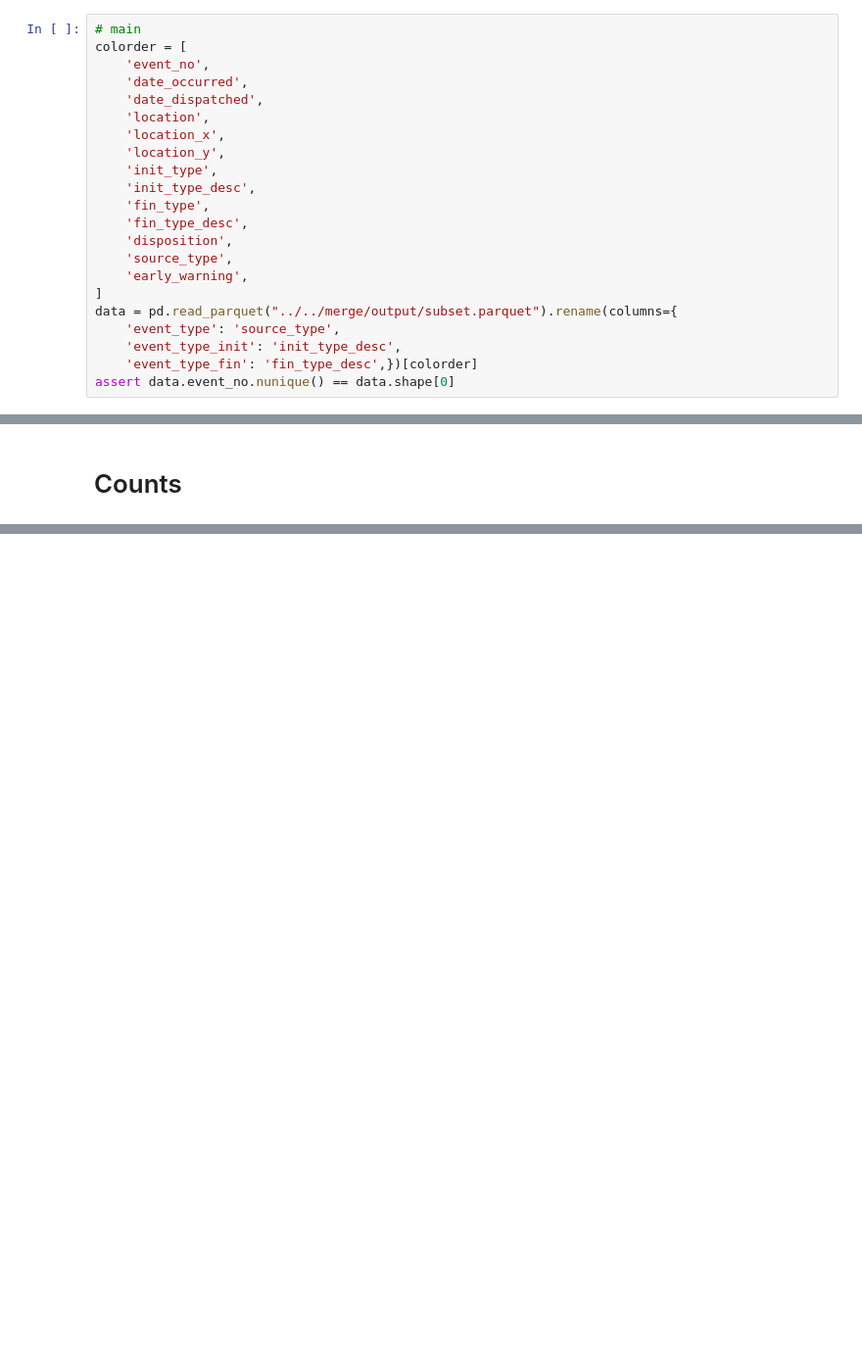
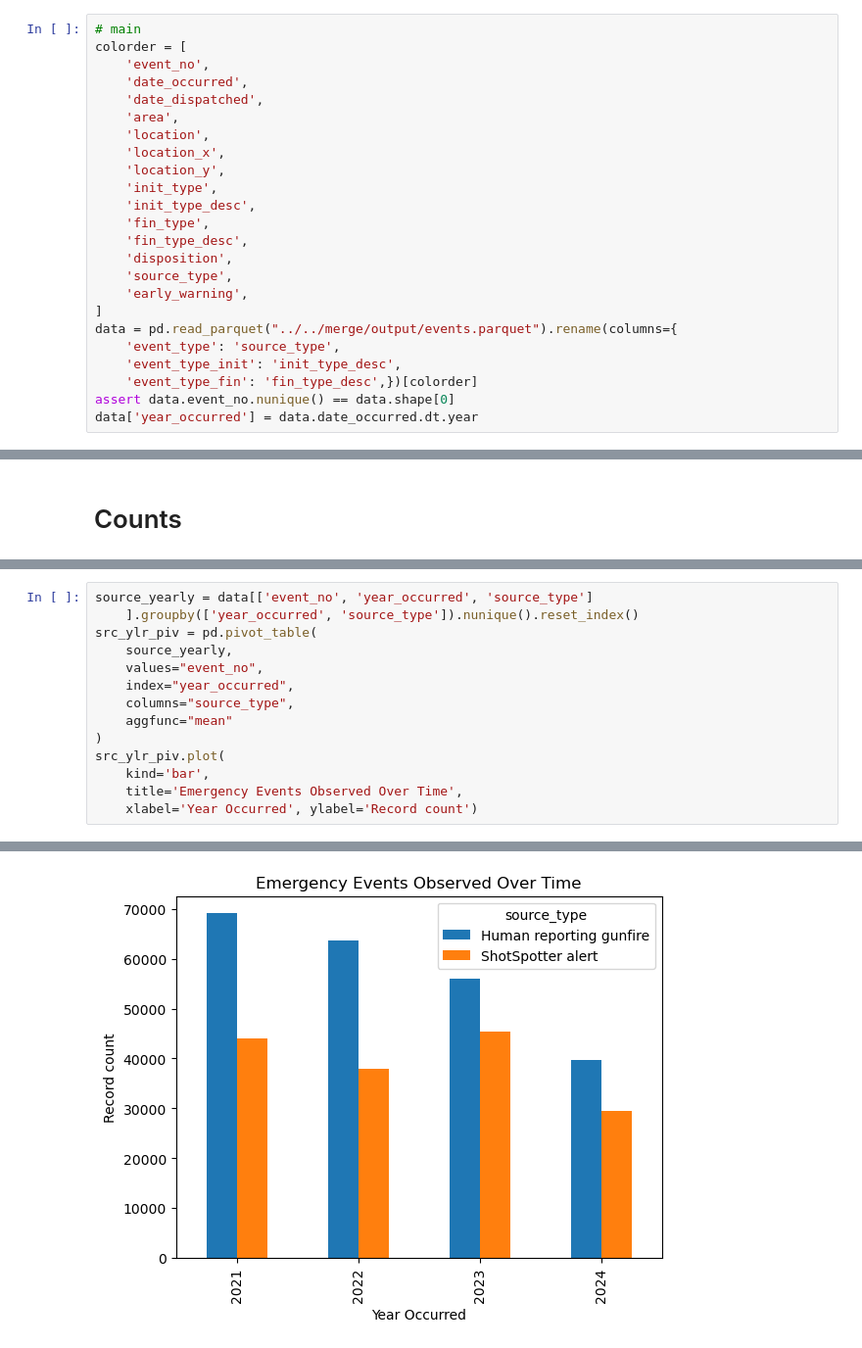
Before and after one commit to HRDAG/US-IL-ShotSpotter, a Jupyter notebook: write/note/demo-data-significance.ipynb, the cells around one changed output, grey strips where cells are left out. Shown: that part at 98% size. Drawn from its saved outputs; the diff is of its cells as text; blank space fills up the shorter version.

Commit message:
pulled police areas into analysis notebook

```diff
--- a/write/note/demo-data-significance.ipynb
+++ b/write/note/demo-data-significance.ipynb
@@ -108,6 +117,7 @@ colorder = [
     'event_no',
     'date_occurred',
     'date_dispatched',
+    'area',
     'location',
     'location_x',
     'location_y',
@@ -119,8 +129,9 @@ colorder = [
     'source_type',
     'early_warning',
 ]
-data = pd.read_parquet("../../merge/output/subset.parquet").rename(columns={
+data = pd.read_parquet("../../merge/output/events.parquet").rename(columns={
     'event_type': 'source_type',
     'event_type_init': 'init_type_desc',
     'event_type_fin': 'fin_type_desc',})[colorder]
 assert data.event_no.nunique() == data.shape[0]
+data['year_occurred'] = data.date_occurred.dt.year
@@ -307,0 +325,15 @@ Presented are:
+# %%
+source_yearly = data[['event_no', 'year_occurred', 'source_type']
+    ].groupby(['year_occurred', 'source_type']).nunique().reset_index()
+src_ylr_piv = pd.pivot_table(
+    source_yearly,
+    values="event_no",
+    index="year_occurred",
+    columns="source_type",
+    aggfunc="mean"
+)
+src_ylr_piv.plot(
+    kind='bar',
+    title='Emergency Events Observed Over Time',
+    xlabel='Year Occurred', ylabel='Record count')
+# %% [output]
@@ -308,3 +341,4 @@ Presented are:
+[figure, added]
 # %%
 %%jmd
 
```
Also changed, not shown: parts of 18 cells of this notebook, 2 other files.
